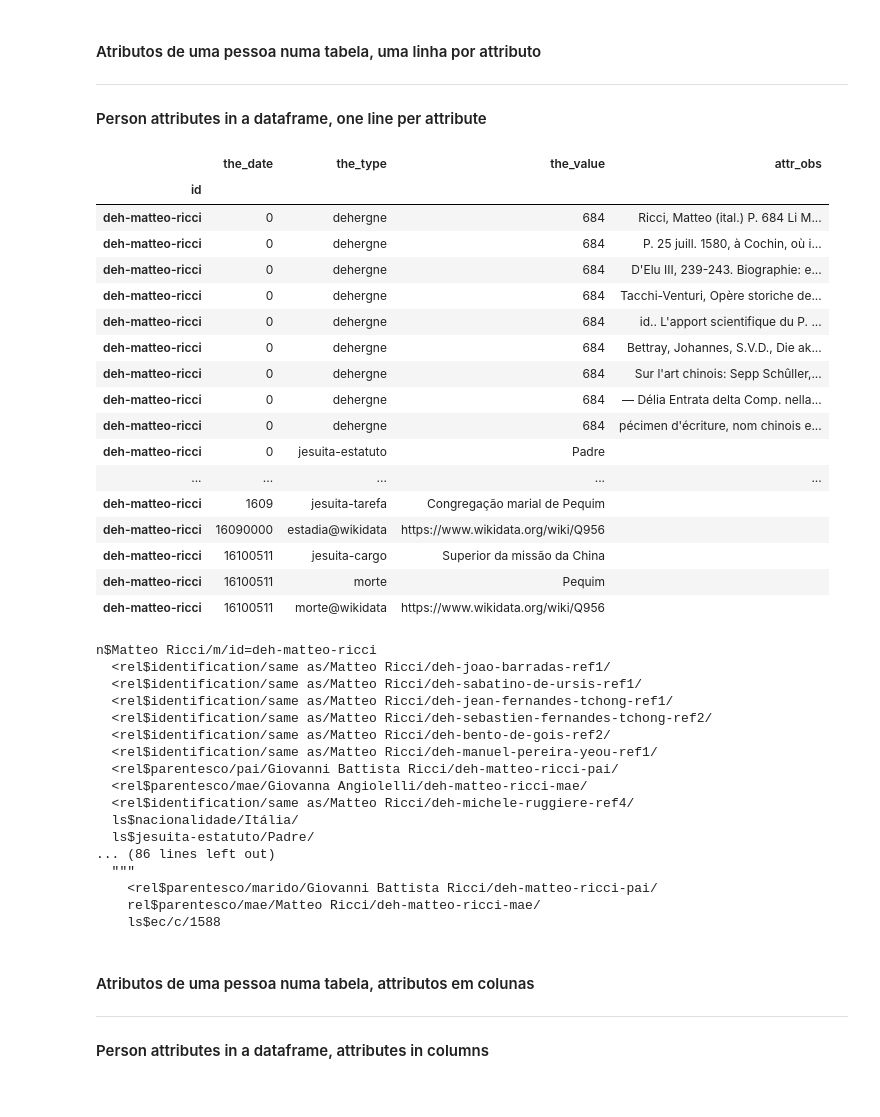
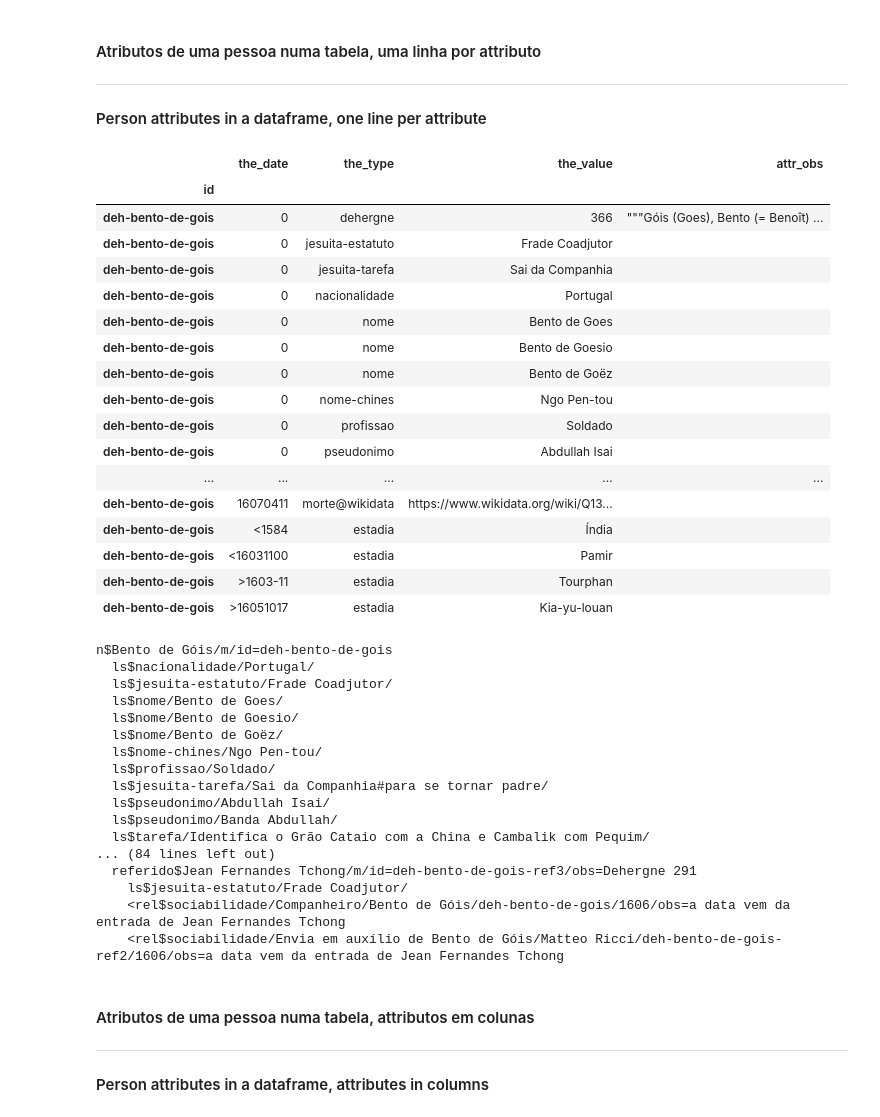
Before and after one commit to joaquimrcarvalho/dehergne-locations, a Jupyter notebook: notebooks/dehergne_analysis.ipynb, the cells around one changed output. Drawn from its saved outputs; the diff is of its cells as text; code cells hidden in the pictures.

Commit message:
Colocação de datas relativas em Bento de Góis

```diff
--- a/notebooks/dehergne_analysis.ipynb
+++ b/notebooks/dehergne_analysis.ipynb
@@ -520,51 +520,51 @@ voyage
 # %%
 import pandas as pd
 from timelink.pandas import group_attributes as person_attributes
 
 pd.set_option('display.max_rows',1000)
 
-id = 'deh-matteo-ricci'
+id = 'deh-bento-de-gois'
 pdf = person_attributes([id],db=tlnb.db)  # note id in a list
 pdf[['the_date','the_type','the_value','attr_obs']].sort_values(['the_date','the_type'])
 # %% [output]
 |  | the_date | the_type | the_value | attr_obs |
 | id |  |  |  |  |
-| deh-matteo-ricci | 0 | dehergne | 684 | Ricci, Matteo (ital.) P. 684 Li M... |
-| deh-matteo-ricci | 0 | dehergne | 684 | P. 25 juill. 1580, à Cochin, où i... |
-| deh-matteo-ricci | 0 | dehergne | 684 | D'Elu III, 239-243. Biographie: e... |
-| deh-matteo-ricci | 0 | dehergne | 684 | Tacchi-Venturi, Opère storiche de... |
-| deh-matteo-ricci | 0 | dehergne | 684 | id.. L'apport scientifique du P. ... |
-| deh-matteo-ricci | 0 | dehergne | 684 | Bettray, Johannes, S.V.D., Die ak... |
-| deh-matteo-ricci | 0 | dehergne | 684 | Sur l'art chinois: Sepp Schûller,... |
-| deh-matteo-ricci | 0 | dehergne | 684 | — Délia Entrata delta Comp. nella... |
-| deh-matteo-ricci | 0 | dehergne | 684 | pécimen d'écriture, nom chinois e... |
-| deh-matteo-ricci | 0 | jesuita-estatuto | Padre |  |
+| deh-bento-de-gois | 0 | dehergne | 366 | """Góis (Goes), Bento (= Benoît) ... |
+| deh-bento-de-gois | 0 | jesuita-estatuto | Frade Coadjutor |  |
+| deh-bento-de-gois | 0 | jesuita-tarefa | Sai da Companhia |  |
+| deh-bento-de-gois | 0 | nacionalidade | Portugal |  |
+| deh-bento-de-gois | 0 | nome | Bento de Goes |  |
+| deh-bento-de-gois | 0 | nome | Bento de Goesio |  |
+| deh-bento-de-gois | 0 | nome | Bento de Goëz |  |
+| deh-bento-de-gois | 0 | nome-chines | Ngo Pen-tou |  |
+| deh-bento-de-gois | 0 | profissao | Soldado |  |
+| deh-bento-de-gois | 0 | pseudonimo | Abdullah Isai |  |
 | ... | ... | ... | ... | ... |
-| deh-matteo-ricci | 1609 | jesuita-tarefa | Congregação marial de Pequim |  |
-| deh-matteo-ricci | 16090000 | estadia@wikidata | https://www.wikidata.org/wiki/Q956 |  |
-| deh-matteo-ricci | 16100511 | jesuita-cargo | Superior da missão da China |  |
-| deh-matteo-ricci | 16100511 | morte | Pequim |  |
-| deh-matteo-ricci | 16100511 | morte@wikidata | https://www.wikidata.org/wiki/Q956 |  |
+| deh-bento-de-gois | 16070411 | morte@wikidata | https://www.wikidata.org/wiki/Q13... |  |
+| deh-bento-de-gois | <1584 | estadia | Índia |  |
+| deh-bento-de-gois | <16031100 | estadia | Pamir |  |
+| deh-bento-de-gois | >1603-11 | estadia | Tourphan |  |
+| deh-bento-de-gois | >16051017 | estadia | Kia-yu-louan |  |
 # %%
 tlnb.db.pperson(id)
 # %% [output]
-n$Matteo Ricci/m/id=deh-matteo-ricci
-  <rel$identification/same as/Matteo Ricci/deh-joao-barradas-ref1/
-  <rel$identification/same as/Matteo Ricci/deh-sabatino-de-ursis-ref1/
-  <rel$identification/same as/Matteo Ricci/deh-jean-fernandes-tchong-ref1/
-  <rel$identification/same as/Matteo Ricci/deh-sebastien-fernandes-tchong-ref2/
-  <rel$identification/same as/Matteo Ricci/deh-bento-de-gois-ref2/
-  <rel$identification/same as/Matteo Ricci/deh-manuel-pereira-yeou-ref1/
-  <rel$parentesco/pai/Giovanni Battista Ricci/deh-matteo-ricci-pai/
-  <rel$parentesco/mae/Giovanna Angiolelli/deh-matteo-ricci-mae/
-  <rel$identification/same as/Matteo Ricci/deh-michele-ruggiere-ref4/
-  ls$nacionalidade/Itália/
-  ls$jesuita-estatuto/Padre/
-... (86 lines left out)
-  """
-    <rel$parentesco/marido/Giovanni Battista Ricci/deh-matteo-ricci-pai/
-    rel$parentesco/mae/Matteo Ricci/deh-matteo-ricci-mae/
-    ls$ec/c/1588
+n$Bento de Góis/m/id=deh-bento-de-gois
+  ls$nacionalidade/Portugal/
+  ls$jesuita-estatuto/Frade Coadjutor/
+  ls$nome/Bento de Goes/
+  ls$nome/Bento de Goesio/
+  ls$nome/Bento de Goëz/
+  ls$nome-chines/Ngo Pen-tou/
+  ls$profissao/Soldado/
+  ls$jesuita-tarefa/Sai da Companhia#para se tornar padre/
+  ls$pseudonimo/Abdullah Isai/
+  ls$pseudonimo/Banda Abdullah/
+  ls$tarefa/Identifica o Grão Cataio com a China e Cambalik com Pequim/
+... (84 lines left out)
+  referido$Jean Fernandes Tchong/m/id=deh-bento-de-gois-ref3/obs=Dehergne 291
+    ls$jesuita-estatuto/Frade Coadjutor/
+    <rel$sociabilidade/Companheiro/Bento de Góis/deh-bento-de-gois/1606/obs=a data vem da entrada de Jean Fernandes Tchong
+    <rel$sociabilidade/Envia em auxílio de Bento de Góis/Matteo Ricci/deh-bento-de-gois-ref2/1606/obs=a data vem da entrada de Jean Fernandes Tchong
 # %% [markdown]
 #### Atributos de uma pessoa numa tabela, attributos em colunas
 
```
Also changed, not shown: parts of 6 cells of this notebook, 10 other files.
